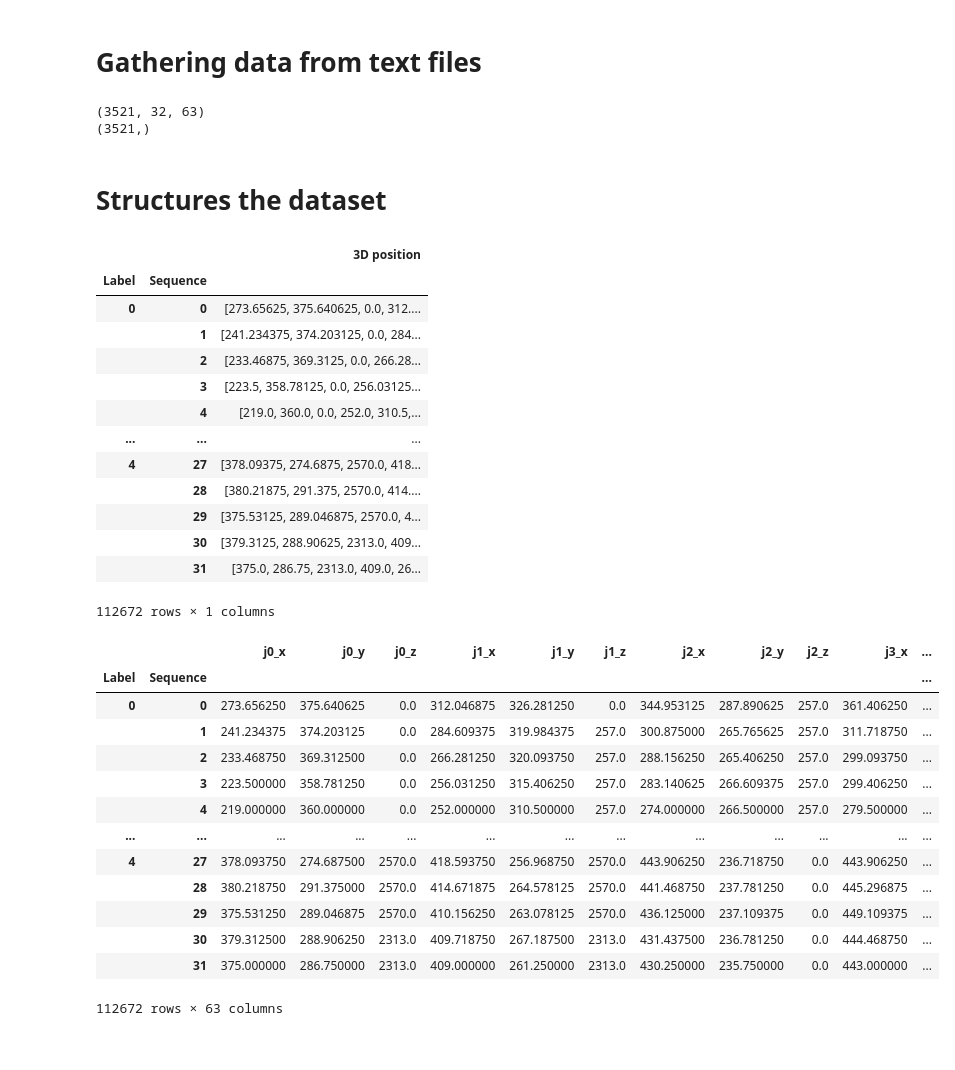
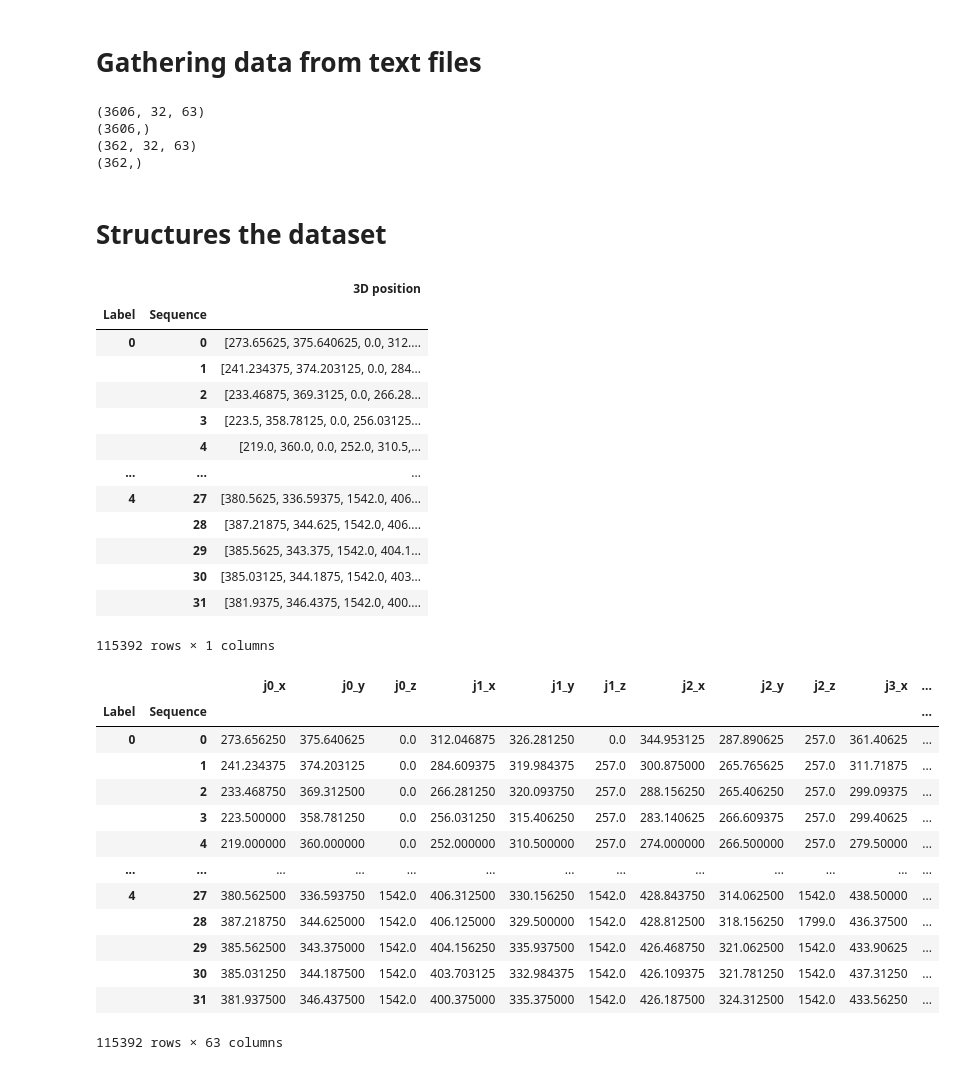
Before and after one commit to Mario-td/Hand-Gesture-Classification-with-Tensorflow-2.0, a Jupyter notebook: GatheringData.ipynb, the cells around one changed output. Cells and saved outputs as stored; diff of their text form; code cells hidden in the pictures.

```diff
--- a/GatheringData.ipynb
+++ b/GatheringData.ipynb
@@ -44,31 +47,38 @@ def feat3D(n_features3D):
 # Number of steps per sample
 n_steps = 32
 # Number of keypoint per step
-n_keypoints = 21;
+n_keypoints = 21
 
 # Path to the files
 path = '/content/drive/My Drive/MastersThesis/Dataset/'
 
 # Loads data and labels
-X_3D = load_data(path + 'X_3D.txt', n_steps)
-y_ = load_label(path + 'Y_.txt')
+X_train3D = load_data(path + 'X_train3D.txt', n_steps)
+Y_train = load_label(path + 'Y_train.txt')
+
+X_test3D = load_data(path + 'X_test3D.txt', n_steps)
+Y_test = load_label(path + 'Y_test.txt')
 # %%
 # Visualizes the shape of the arrays
-print(np.array(X_3D).shape)
-print(np.array(y_).shape)
+print(np.array(X_train3D).shape)
+print(np.array(Y_train).shape)
+print(np.array(X_test3D).shape)
+print(np.array(Y_test).shape)
 # %% [output]
-(3521, 32, 63)
-(3521,)
+(3606, 32, 63)
+(3606,)
+(362, 32, 63)
+(362,)
 # %% [markdown]
 # **Structures the dataset**
 # %%
 # Sets the labels as index and the coordinate arrays as columns
-df = pd.DataFrame(X_3D, index = y_)
+df_train = pd.DataFrame(X_train3D, index=Y_train)
 # MultiIndex with labels and sequences
-df = df.apply(pd.Series).stack()
-df = pd.DataFrame(df, columns = ['3D position'])
-df = df.rename_axis(['Label','Sequence'])
-df
+df_train = df_train.apply(pd.Series).stack()
+df_train = pd.DataFrame(df_train, columns=['3D position'])
+df_train = df_train.rename_axis(['Label', 'Sequence'])
+df_train
 # %% [output]
 |  |  | 3D position |
 | Label | Sequence |  |
@@ -78,29 +88,31 @@ df
 |  | 3 | [223.5, 358.78125, 0.0, 256.03125... |
 |  | 4 | [219.0, 360.0, 0.0, 252.0, 310.5,... |
 | ... | ... | ... |
-| 4 | 27 | [378.09375, 274.6875, 2570.0, 418... |
-|  | 28 | [380.21875, 291.375, 2570.0, 414.... |
-|  | 29 | [375.53125, 289.046875, 2570.0, 4... |
-|  | 30 | [379.3125, 288.90625, 2313.0, 409... |
-|  | 31 | [375.0, 286.75, 2313.0, 409.0, 26... |
+| 4 | 27 | [380.5625, 336.59375, 1542.0, 406... |
+|  | 28 | [387.21875, 344.625, 1542.0, 406.... |
+|  | 29 | [385.5625, 343.375, 1542.0, 404.1... |
+|  | 30 | [385.03125, 344.1875, 1542.0, 403... |
+|  | 31 | [381.9375, 346.4375, 1542.0, 400.... |
-112672 rows × 1 columns
+115392 rows × 1 columns
 # %%
 # Names the new columns and splits them
-df[feat3D(n_keypoints)] = pd.DataFrame(df['3D position'].tolist(), index= df.index)
-del df['3D position'] # Delete the first column
-df
+df_train[feat3D(n_keypoints)] = pd.DataFrame(df_train['3D position'].tolist(),
+                                             index=df_train.index)
+# Delete the first column
+del df_train['3D position']
+df_train
 # %% [output]
 |  |  | j0_x | j0_y | j0_z | j1_x | j1_y | j1_z | j2_x | j2_y | j2_z | j3_x | ... |
 | Label | Sequence |  |  |  |  |  |  |  |  |  |  | ... |
-| 0 | 0 | 273.656250 | 375.640625 | 0.0 | 312.046875 | 326.281250 | 0.0 | 344.953125 | 287.890625 | 257.0 | 361.406250 | ... |
-|  | 1 | 241.234375 | 374.203125 | 0.0 | 284.609375 | 319.984375 | 257.0 | 300.875000 | 265.765625 | 257.0 | 311.718750 | ... |
-|  | 2 | 233.468750 | 369.312500 | 0.0 | 266.281250 | 320.093750 | 257.0 | 288.156250 | 265.406250 | 257.0 | 299.093750 | ... |
-|  | 3 | 223.500000 | 358.781250 | 0.0 | 256.031250 | 315.406250 | 257.0 | 283.140625 | 266.609375 | 257.0 | 299.406250 | ... |
-|  | 4 | 219.000000 | 360.000000 | 0.0 | 252.000000 | 310.500000 | 257.0 | 274.000000 | 266.500000 | 257.0 | 279.500000 | ... |
+| 0 | 0 | 273.656250 | 375.640625 | 0.0 | 312.046875 | 326.281250 | 0.0 | 344.953125 | 287.890625 | 257.0 | 361.40625 | ... |
+|  | 1 | 241.234375 | 374.203125 | 0.0 | 284.609375 | 319.984375 | 257.0 | 300.875000 | 265.765625 | 257.0 | 311.71875 | ... |
+|  | 2 | 233.468750 | 369.312500 | 0.0 | 266.281250 | 320.093750 | 257.0 | 288.156250 | 265.406250 | 257.0 | 299.09375 | ... |
+|  | 3 | 223.500000 | 358.781250 | 0.0 | 256.031250 | 315.406250 | 257.0 | 283.140625 | 266.609375 | 257.0 | 299.40625 | ... |
+|  | 4 | 219.000000 | 360.000000 | 0.0 | 252.000000 | 310.500000 | 257.0 | 274.000000 | 266.500000 | 257.0 | 279.50000 | ... |
 | ... | ... | ... | ... | ... | ... | ... | ... | ... | ... | ... | ... | ... |
-| 4 | 27 | 378.093750 | 274.687500 | 2570.0 | 418.593750 | 256.968750 | 2570.0 | 443.906250 | 236.718750 | 0.0 | 443.906250 | ... |
-|  | 28 | 380.218750 | 291.375000 | 2570.0 | 414.671875 | 264.578125 | 2570.0 | 441.468750 | 237.781250 | 0.0 | 445.296875 | ... |
-|  | 29 | 375.531250 | 289.046875 | 2570.0 | 410.156250 | 263.078125 | 2570.0 | 436.125000 | 237.109375 | 0.0 | 449.109375 | ... |
-|  | 30 | 379.312500 | 288.906250 | 2313.0 | 409.718750 | 267.187500 | 2313.0 | 431.437500 | 236.781250 | 0.0 | 444.468750 | ... |
-|  | 31 | 375.000000 | 286.750000 | 2313.0 | 409.000000 | 261.250000 | 2313.0 | 430.250000 | 235.750000 | 0.0 | 443.000000 | ... |
+| 4 | 27 | 380.562500 | 336.593750 | 1542.0 | 406.312500 | 330.156250 | 1542.0 | 428.843750 | 314.062500 | 1542.0 | 438.50000 | ... |
+|  | 28 | 387.218750 | 344.625000 | 1542.0 | 406.125000 | 329.500000 | 1542.0 | 428.812500 | 318.156250 | 1799.0 | 436.37500 | ... |
+|  | 29 | 385.562500 | 343.375000 | 1542.0 | 404.156250 | 335.937500 | 1542.0 | 426.468750 | 321.062500 | 1542.0 | 433.90625 | ... |
+|  | 30 | 385.031250 | 344.187500 | 1542.0 | 403.703125 | 332.984375 | 1542.0 | 426.109375 | 321.781250 | 1542.0 | 437.31250 | ... |
+|  | 31 | 381.937500 | 346.437500 | 1542.0 | 400.375000 | 335.375000 | 1542.0 | 426.187500 | 324.312500 | 1542.0 | 433.56250 | ... |
-112672 rows × 63 columns
+115392 rows × 63 columns
```
Also changed, not shown: parts of 4 cells of this notebook.
